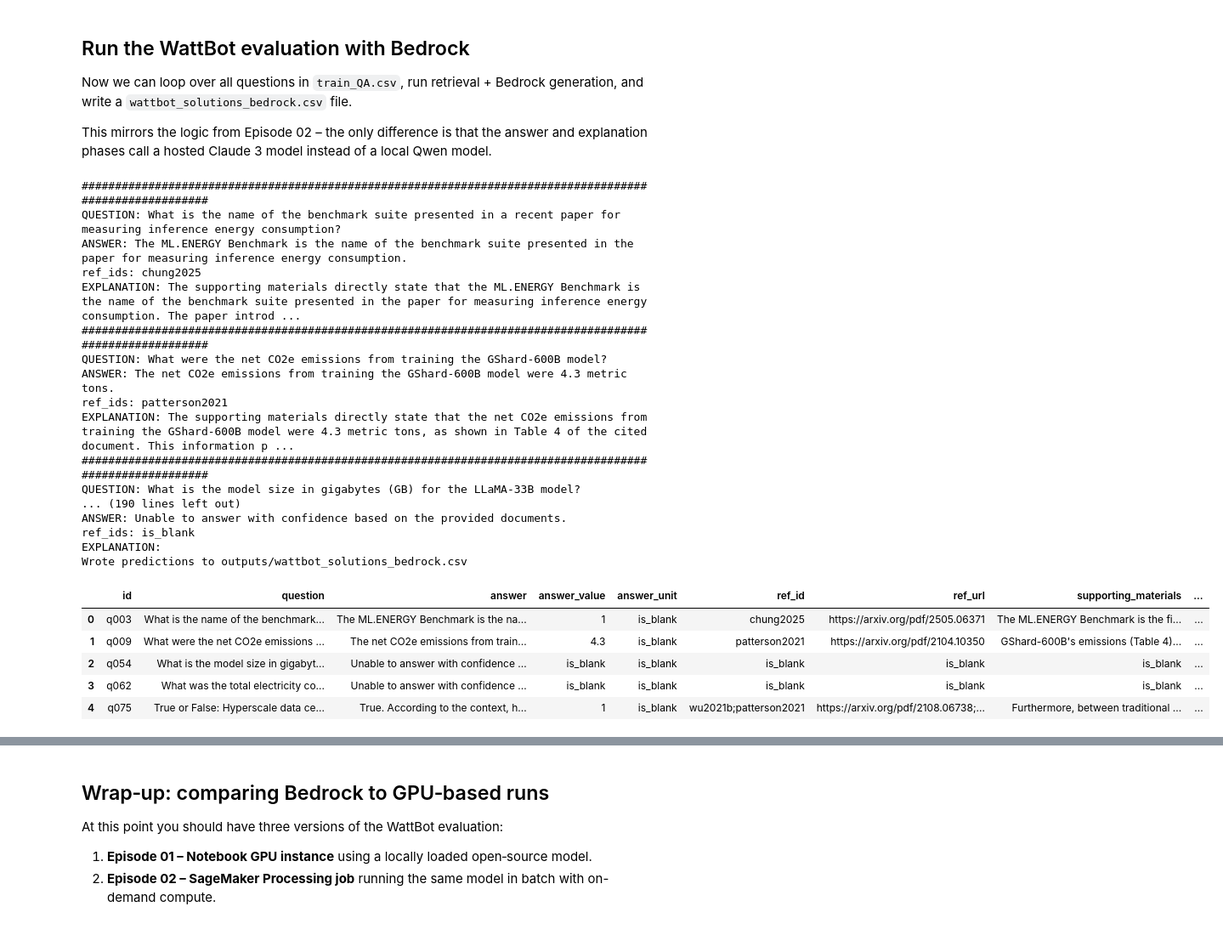
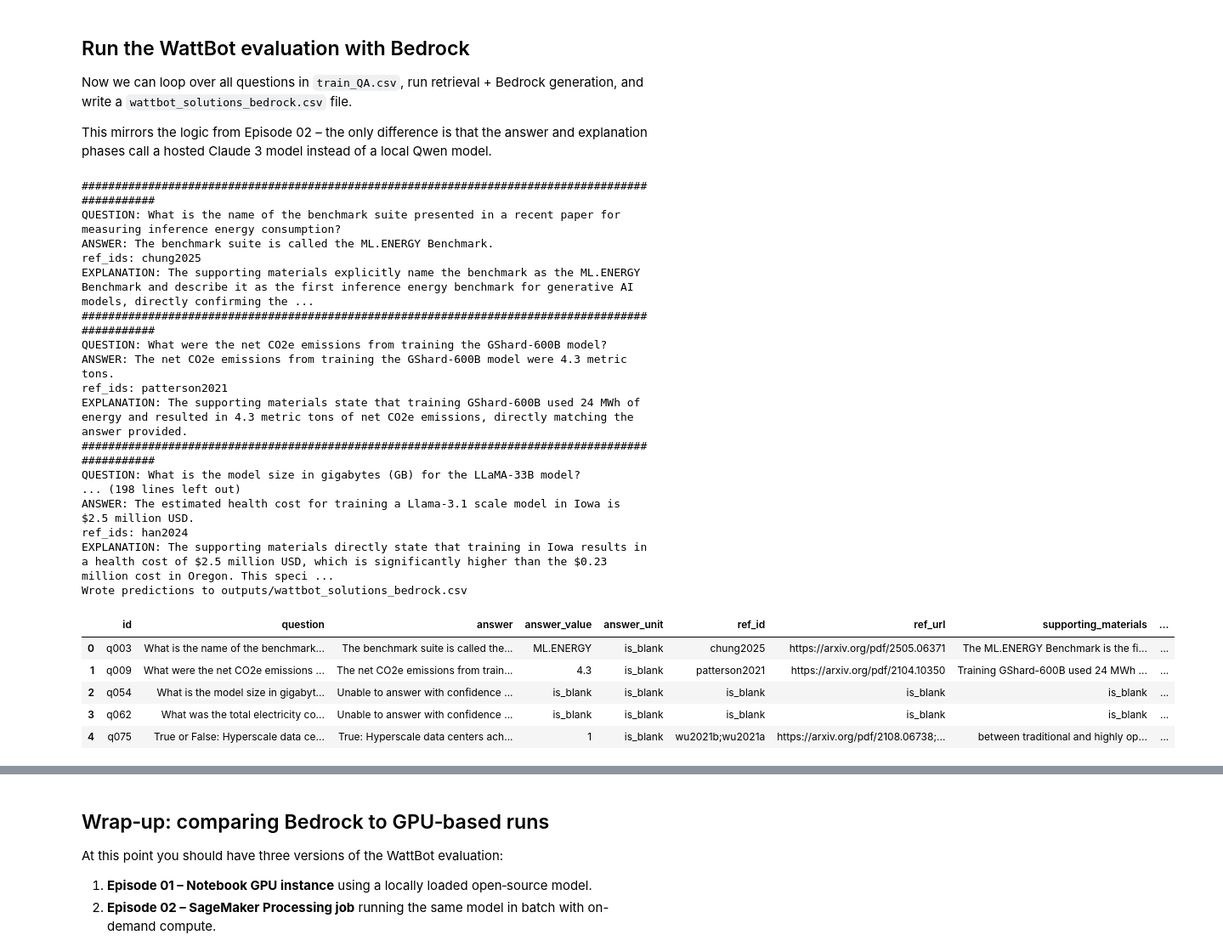
Before and after one commit to carpentries-incubator/ML_with_AWS_SageMaker, a Jupyter notebook: notebooks/03_RAG_WattBot_Bedrock.ipynb, the cells around one changed output, grey strips where cells are left out. Shown: that part at 85% size. Cells and saved outputs as stored; diff of their text form; code cells hidden in the pictures.

Commit message:
bedrock notebook checkpoint - working!

```diff
--- a/notebooks/03_RAG_WattBot_Bedrock.ipynb
+++ b/notebooks/03_RAG_WattBot_Bedrock.ipynb
@@ -420,22 +533,24 @@ def bedrock_answer_phase_for_question(
     )
 # %%
 def run_single_qa_bedrock(
-    row: pd.Series,
-    embedder: SentenceTransformer,
+    row,
     chunk_embeddings: np.ndarray,
-    chunked_docs: List[Dict[str, Any]],
-    docid_to_url: Dict[str, str],
+    chunked_docs,
+    docid_to_url: dict,
     top_k: int = 8,
     retrieval_threshold: float = 0.25,
-    model_id: str = bedrock_model_id,
-) -> Dict[str, Any]:
-    """Full RAG + Bedrock pipeline for a single question."""
+    model_id: str = "anthropic.claude-3-haiku-20240307-v1:0",
+):
+    """
+    Full pipeline for a single question using Bedrock for both retrieval-time
+    embeddings and generation.
+    """
     qid = row["id"]
     question = row["question"]
 
-    retrieved, q_emb = retrieve_context_for_question(
+    # 1. Retrieve supporting chunks using Bedrock embeddings for the query
+    retrieved, q_emb = retrieve_context_for_question_bedrock(
         question=question,
-        embedder=embedder,
         chunk_embeddings=chunk_embeddings,
         chunked_docs=chunked_docs,
         top_k=top_k,
@@ -443,6 +558,7 @@ def run_single_qa_bedrock(
 
     top_score = retrieved[0]["score"] if retrieved else 0.0
 
+    # 2. Call Bedrock Claude to produce answer JSON
     (
         answer,
         answer_value,
@@ -456,6 +572,17 @@ def run_single_qa_bedrock(
         model_id=model_id,
     )
 
+    # --------------------------------------------------------
+    # 3. DECISION: retrieval_threshold OR model blank?
+    # --------------------------------------------------------
+    # NOTE: we only tell the user when it *actually* gets blanked.
+    if is_blank_llm:
+        print(f"[diag][{qid}] → Model returned is_blank (LLM could not answer).")
+    elif top_score < retrieval_threshold:
+        print(
+            f"[diag][{qid}] → Retrieval blocked: top cosine={top_score:.3f} "
+            f"< threshold={retrieval_threshold:.3f}"
+        )
     is_blank = bool(is_blank_llm) or (top_score < retrieval_threshold)
 
     if is_blank:
@@ -516,63 +643,63 @@ results = []
 # For quick smoke tests, you can slice train_df (e.g., train_df.head(5))
 for _, row in train_df.iterrows():
     question = row["question"]
-    print(f"########################################################################################################\nQUESTION: {question}")
+    print("#" * 96)
+    print(f"QUESTION: {question}")
 
     out = run_single_qa_bedrock(
         row=row,
-        embedder=embedder,
         chunk_embeddings=chunk_embeddings,
         chunked_docs=chunked_docs,
         docid_to_url=docid_to_url,
-        top_k=8,
-        retrieval_threshold=0.25,
+        top_k=20,
+        retrieval_threshold=0.1,
         model_id=bedrock_model_id,
     )
 
     answer = out["answer"]
     ref_ids = out["ref_id"]
     explanation = out["explanation"]
 
     print(f"ANSWER: {answer}")
     print(f"ref_ids: {ref_ids}")
     print(f"EXPLANATION: {explanation}")
 
     results.append(out)
 
 results_df = pd.DataFrame(results)
 
 output_dir = "outputs"
 os.makedirs(output_dir, exist_ok=True)
 output_path = os.path.join(output_dir, "wattbot_solutions_bedrock.csv")
 
 results_df.to_csv(output_path, index=False)
 print(f"Wrote predictions to {output_path}")
 
 results_df.head()
 # %% [output]
-########################################################################################################
+################################################################################################
 QUESTION: What is the name of the benchmark suite presented in a recent paper for measuring inference energy consumption?
-ANSWER: The ML.ENERGY Benchmark is the name of the benchmark suite presented in the paper for measuring inference energy consumption.
+ANSWER: The benchmark suite is called the ML.ENERGY Benchmark.
 ref_ids: chung2025
-EXPLANATION: The supporting materials directly state that the ML.ENERGY Benchmark is the name of the benchmark suite presented in the paper for measuring inference energy consumption. The paper introd ...
-########################################################################################################
+EXPLANATION: The supporting materials explicitly name the benchmark as the ML.ENERGY Benchmark and describe it as the first inference energy benchmark for generative AI models, directly confirming the ...
+################################################################################################
 QUESTION: What were the net CO2e emissions from training the GShard-600B model?
 ANSWER: The net CO2e emissions from training the GShard-600B model were 4.3 metric tons.
 ref_ids: patterson2021
-EXPLANATION: The supporting materials directly state that the net CO2e emissions from training the GShard-600B model were 4.3 metric tons, as shown in Table 4 of the cited document. This information p ...
-########################################################################################################
+EXPLANATION: The supporting materials state that training GShard-600B used 24 MWh of energy and resulted in 4.3 metric tons of net CO2e emissions, directly matching the answer provided.
+################################################################################################
 QUESTION: What is the model size in gigabytes (GB) for the LLaMA-33B model?
-... (190 lines left out)
-ANSWER: Unable to answer with confidence based on the provided documents.
-ref_ids: is_blank
-EXPLANATION:
+... (198 lines left out)
+ANSWER: The estimated health cost for training a Llama-3.1 scale model in Iowa is $2.5 million USD.
+ref_ids: han2024
+EXPLANATION: The supporting materials directly state that training in Iowa results in a health cost of $2.5 million USD, which is significantly higher than the $0.23 million cost in Oregon. This speci ...
 Wrote predictions to outputs/wattbot_solutions_bedrock.csv
 |  | id | question | answer | answer_value | answer_unit | ref_id | ref_url | supporting_materials | ... |
-| 0 | q003 | What is the name of the benchmark... | The ML.ENERGY Benchmark is the na... | 1 | is_blank | chung2025 | https://arxiv.org/pdf/2505.06371 | The ML.ENERGY Benchmark is the fi... | ... |
-| 1 | q009 | What were the net CO2e emissions ... | The net CO2e emissions from train... | 4.3 | is_blank | patterson2021 | https://arxiv.org/pdf/2104.10350 | GShard-600B's emissions (Table 4)... | ... |
+| 0 | q003 | What is the name of the benchmark... | The benchmark suite is called the... | ML.ENERGY | is_blank | chung2025 | https://arxiv.org/pdf/2505.06371 | The ML.ENERGY Benchmark is the fi... | ... |
+| 1 | q009 | What were the net CO2e emissions ... | The net CO2e emissions from train... | 4.3 | is_blank | patterson2021 | https://arxiv.org/pdf/2104.10350 | Training GShard-600B used 24 MWh ... | ... |
 | 2 | q054 | What is the model size in gigabyt... | Unable to answer with confidence ... | is_blank | is_blank | is_blank | is_blank | is_blank | ... |
 | 3 | q062 | What was the total electricity co... | Unable to answer with confidence ... | is_blank | is_blank | is_blank | is_blank | is_blank | ... |
-| 4 | q075 | True or False: Hyperscale data ce... | True. According to the context, h... | 1 | is_blank | wu2021b;patterson2021 | https://arxiv.org/pdf/2108.06738;... | Furthermore, between traditional ... | ... |
+| 4 | q075 | True or False: Hyperscale data ce... | True: Hyperscale data centers ach... | 1 | is_blank | wu2021b;wu2021a | https://arxiv.org/pdf/2108.06738;... | between traditional and highly op... | ... |
 # %%
 import pandas as pd
 import numpy as np
```
Also changed, not shown: parts of 20 cells of this notebook.
